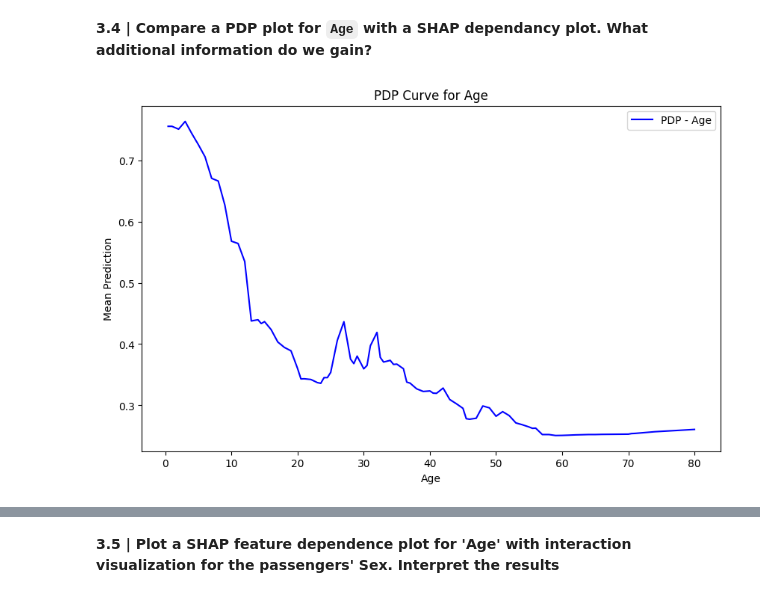
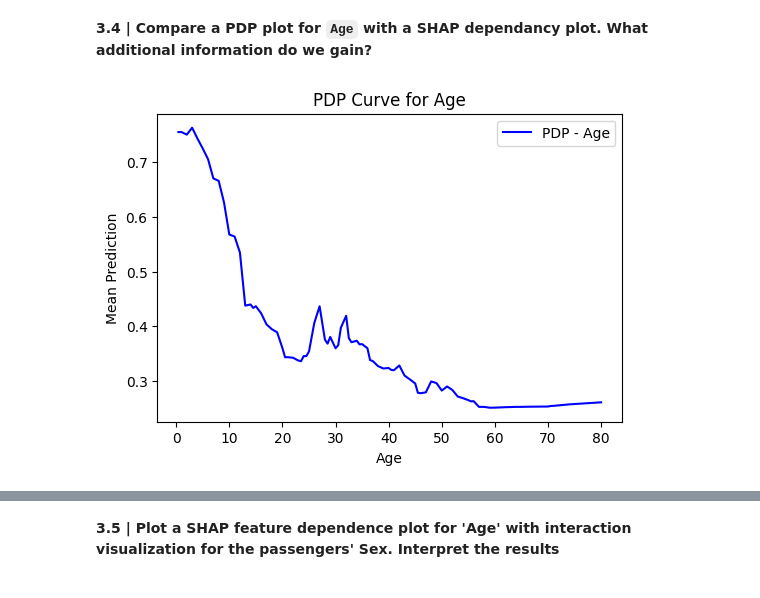
Before and after one commit to yvokeller/xai, a Jupyter notebook: notebooks/LO1_tabular.ipynb, the cells around one changed output, grey strips where cells are left out. Saved outputs shown, nothing was run; the diff lists cells and outputs as text; code cells hidden in the pictures.

```diff
--- a/notebooks/LO1_tabular.ipynb
+++ b/notebooks/LO1_tabular.ipynb
@@ -736,35 +736,35 @@ Feature-by-Feature Interpretation:
 # %%
 # Calculate the PDP curve for a single feature
 
 # Select the feature to compare
 feature_name = 'Age'
 
 # Prepare data
 data_sorted = data.sort_values(by=feature_name)  # Order the rows of the data according to the value of the target feature
 feature_values = data_sorted[feature_name]  # Get the target feature values
 feature_values_unique = feature_values.unique()  # Get the unique values of the target feature
 xax = feature_values_unique.copy()  # These are the x-axis values for the PDP curve
 
 # Calculate PDP curve
 pdp_curve = []
 for val in feature_values_unique:
     # Create a copy of the data and set all 'Age' values to the current 'val'
     data_copy = data_sorted.copy()
     data_copy[feature_name] = val
     # Calculate the mean prediction with the modified 'Age'
     ddata = xgb.DMatrix(data_copy)
     pdp_curve.append(np.mean(model.predict(ddata)))
 
 # Plot PDP curve
-plt.figure(figsize=(10, 6))
+plt.figure(figsize=(6, 4))
 plt.plot(xax, pdp_curve, label='PDP - Age', color='blue')
 plt.title('PDP Curve for Age')
 plt.xlabel('Age')
 plt.ylabel('Mean Prediction')
 plt.legend()
 plt.show()
 # %% [output]
-[figure, old version]
+[figure, new version]
 # %%
 # Plot SHAP values and PDP curve on the same plot but with different y-axes
 
```
Also changed, not shown: parts of 7 cells of this notebook, 3 other files.
